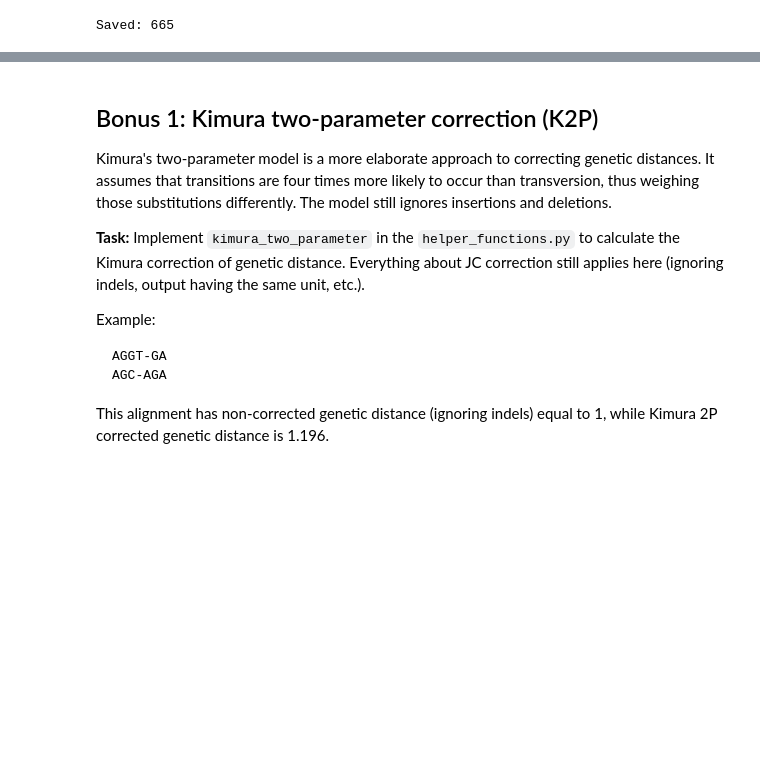
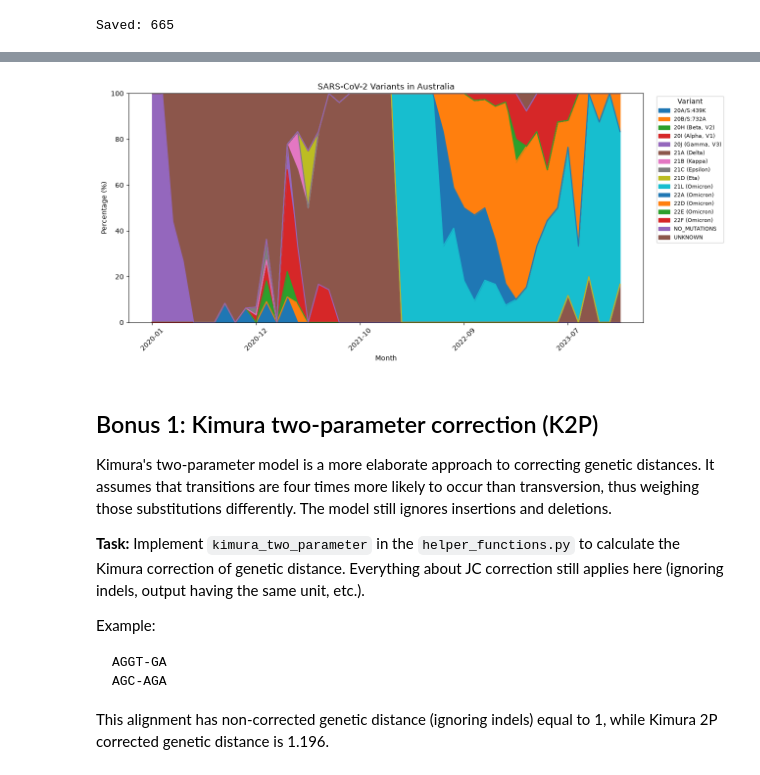
Before and after one commit to YiboShen1231/assign_viral_evo, a Jupyter notebook: viral_evo_workbook.ipynb, the cells around one changed output, grey strips where cells are left out. Drawn from its saved outputs; the diff is of its cells as text; code cells hidden in the pictures; blank space fills up the shorter version.

```diff
--- a/viral_evo_workbook.ipynb
+++ b/viral_evo_workbook.ipynb
@@ -605,3 +623,28 @@ print(monthly_percent.sum(axis=1).head())
+# %%
+import matplotlib.pyplot as plt
+ax = monthly_percent.plot.area(
+    figsize=(13, 6),
+    stacked=True
+)
+ax.set_xlabel("Month")
+ax.set_ylabel("Percentage (%)")
+ax.set_title("SARS-CoV-2 Variants in Australia")
+ax.set_ylim(0, 100)
+ax.legend(
+    title="Variant",
+    bbox_to_anchor=(1.02, 1),
+    loc="upper left",
+    fontsize=8
+)
+
+
+
+plt.xticks(rotation=45)
+plt.tight_layout()
+plt.savefig("problem5.svg", bbox_inches="tight")
+plt.show()
+# %% [output]
+[figure, added]
 # %% [markdown]
 ## Bonus 1: Kimura two-parameter correction (K2P)
 
```
Also changed, not shown: parts of 18 cells of this notebook, 4 other files.
